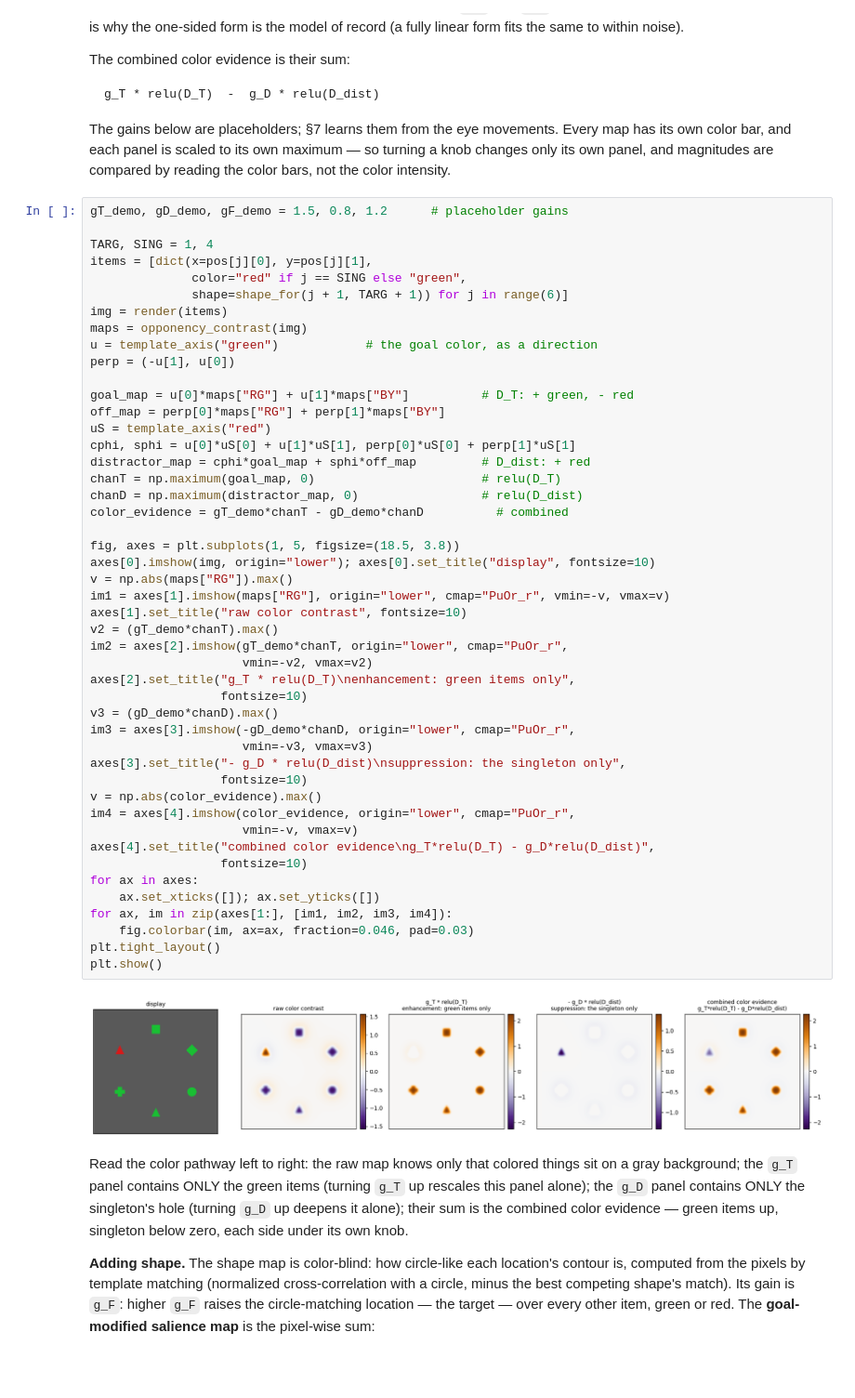
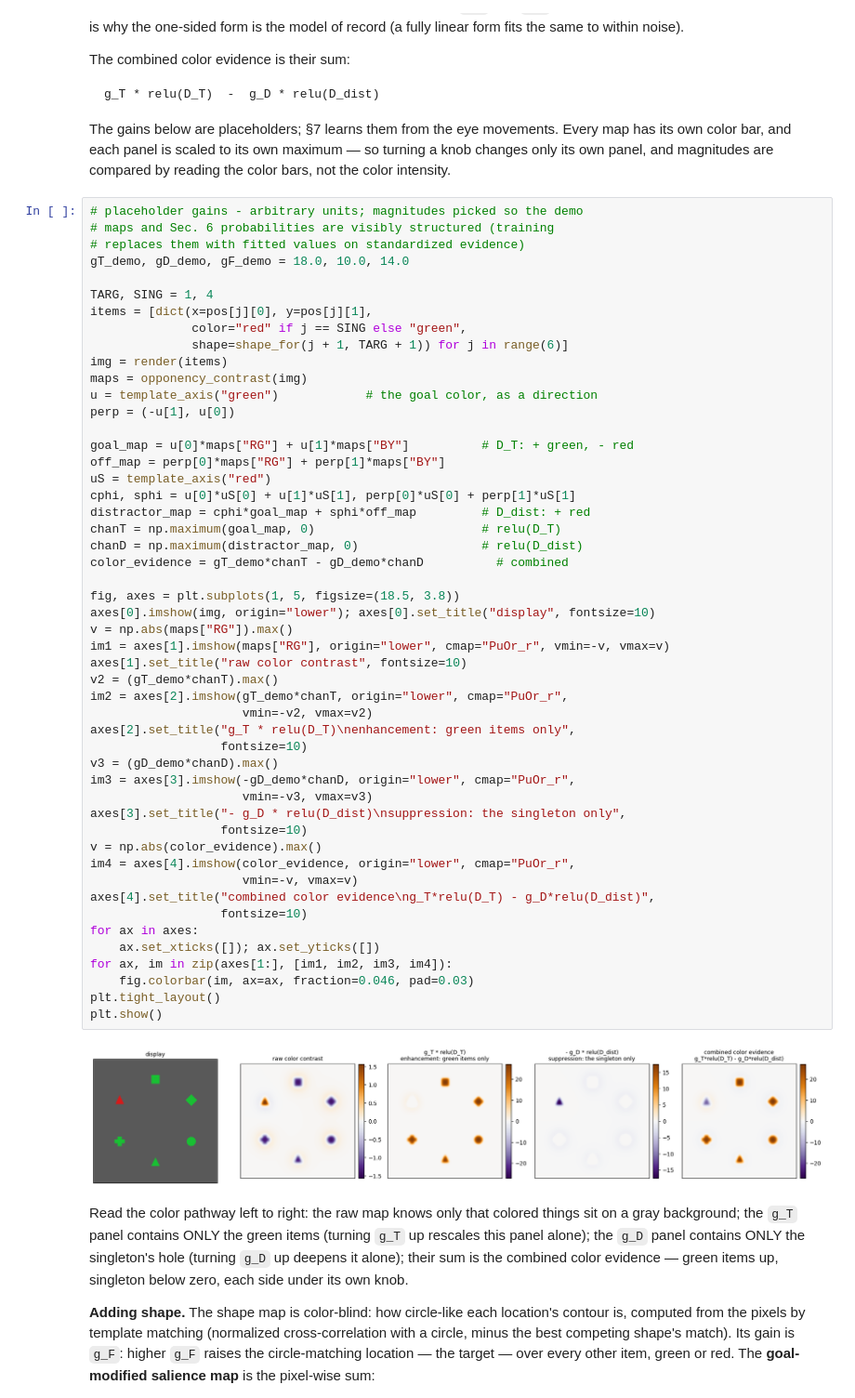
Before and after one commit to HanZhang-psych/Ego-Spatial-Sense, a Jupyter notebook: Visual-Search/tutorial_visual_search.ipynb, the cells around one changed output. Shown at 93% size. Drawn from its saved outputs; the diff is of its cells as text; blank space fills up the shorter version.

```diff
--- a/Visual-Search/tutorial_visual_search.ipynb
+++ b/Visual-Search/tutorial_visual_search.ipynb
@@ -178,7 +178,10 @@ scaled to its own maximum — so turning a knob changes only its own
 panel, and magnitudes are compared by reading the color bars, not
 the color intensity.
 # %%
-gT_demo, gD_demo, gF_demo = 1.5, 0.8, 1.2      # placeholder gains
+# placeholder gains - arbitrary units; magnitudes picked so the demo
+# maps and Sec. 6 probabilities are visibly structured (training
+# replaces them with fitted values on standardized evidence)
+gT_demo, gD_demo, gF_demo = 18.0, 10.0, 14.0
 
 TARG, SING = 1, 4
 items = [dict(x=pos[j][0], y=pos[j][1],
@@ -198,34 +201,34 @@ chanT = np.maximum(goal_map, 0)                       # relu(D_T)
 chanD = np.maximum(distractor_map, 0)                 # relu(D_dist)
 color_evidence = gT_demo*chanT - gD_demo*chanD          # combined
 
 fig, axes = plt.subplots(1, 5, figsize=(18.5, 3.8))
 axes[0].imshow(img, origin="lower"); axes[0].set_title("display", fontsize=10)
 v = np.abs(maps["RG"]).max()
 im1 = axes[1].imshow(maps["RG"], origin="lower", cmap="PuOr_r", vmin=-v, vmax=v)
 axes[1].set_title("raw color contrast", fontsize=10)
 v2 = (gT_demo*chanT).max()
 im2 = axes[2].imshow(gT_demo*chanT, origin="lower", cmap="PuOr_r",
                      vmin=-v2, vmax=v2)
 axes[2].set_title("g_T * relu(D_T)\nenhancement: green items only",
                   fontsize=10)
 v3 = (gD_demo*chanD).max()
 im3 = axes[3].imshow(-gD_demo*chanD, origin="lower", cmap="PuOr_r",
                      vmin=-v3, vmax=v3)
 axes[3].set_title("- g_D * relu(D_dist)\nsuppression: the singleton only",
                   fontsize=10)
 v = np.abs(color_evidence).max()
 im4 = axes[4].imshow(color_evidence, origin="lower", cmap="PuOr_r",
                      vmin=-v, vmax=v)
 axes[4].set_title("combined color evidence\ng_T*relu(D_T) - g_D*relu(D_dist)",
                   fontsize=10)
 for ax in axes:
     ax.set_xticks([]); ax.set_yticks([])
 for ax, im in zip(axes[1:], [im1, im2, im3, im4]):
     fig.colorbar(im, ax=ax, fraction=0.046, pad=0.03)
 plt.tight_layout()
 plt.show()
 # %% [output]
-[figure, old version]
+[figure, new version]
 # %% [markdown]
 Read the color pathway left to right: the raw map knows only
 that colored things sit on a gray background; the `g_T` panel contains
```
Also changed, not shown: parts of 13 cells of this notebook.
